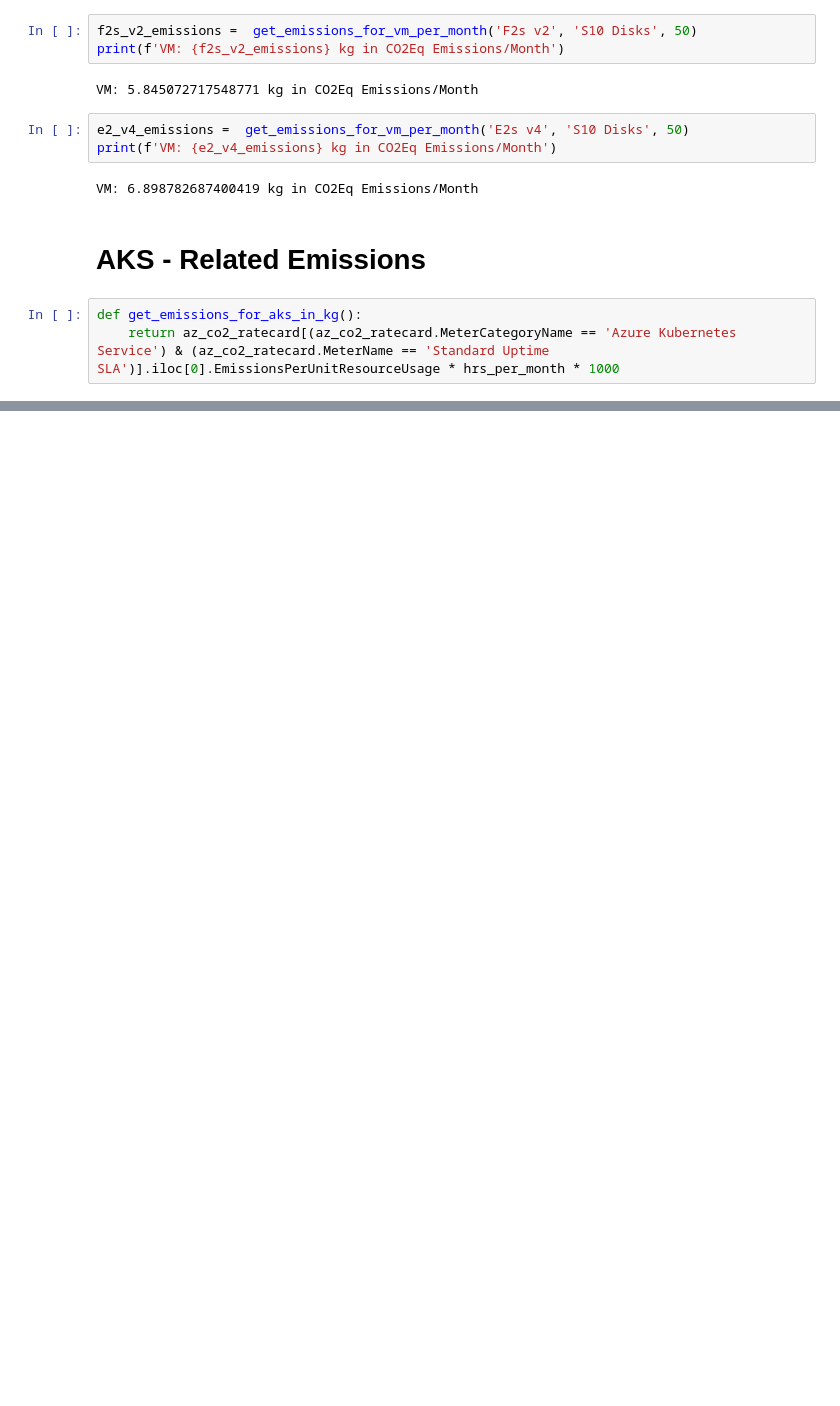
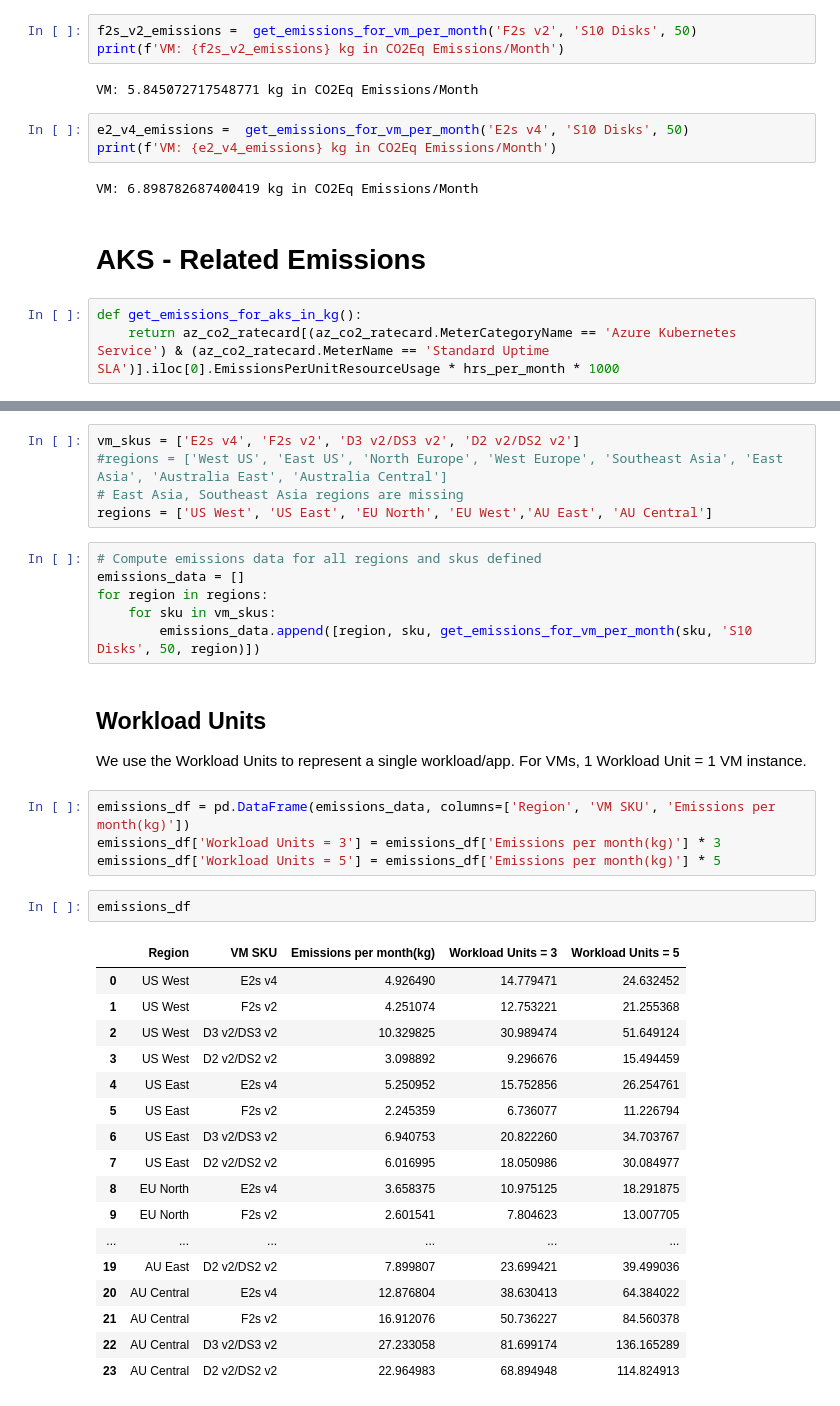
Before and after one commit to nidhipa03/azcarbonfootprintestimator, a Jupyter notebook: 05-cloudfit.ipynb, the cells around one changed output, grey strips where cells are left out. Cells and saved outputs as stored; diff of their text form; blank space fills up the shorter version.

```diff
--- a/05-cloudfit.ipynb
+++ b/05-cloudfit.ipynb
@@ -93,0 +92,39 @@ aks
+# %%
+vm_skus = ['E2s v4', 'F2s v2', 'D3 v2/DS3 v2', 'D2 v2/DS2 v2']
+#regions = ['West US', 'East US', 'North Europe', 'West Europe', 'Southeast Asia', 'East Asia', 'Australia East', 'Australia Central']
+# East Asia, Southeast Asia regions are missing
+regions = ['US West', 'US East', 'EU North', 'EU West','AU East', 'AU Central']
+# %%
+# Compute emissions data for all regions and skus defined
+emissions_data = []
+for region in regions:
+    for sku in vm_skus:
+        emissions_data.append([region, sku, get_emissions_for_vm_per_month(sku, 'S10 Disks', 50, region)])
+# %% [markdown]
+## Workload Units
+
+We use the Workload Units to represent a single workload/app. For VMs, 1 Workload Unit = 1 VM instance.
+# %%
+emissions_df = pd.DataFrame(emissions_data, columns=['Region', 'VM SKU', 'Emissions per month(kg)'])
+emissions_df['Workload Units = 3'] = emissions_df['Emissions per month(kg)'] * 3
+emissions_df['Workload Units = 5'] = emissions_df['Emissions per month(kg)'] * 5
+# %%
+emissions_df
+# %% [output]
+|  | Region | VM SKU | Emissions per month(kg) | Workload Units = 3 | Workload Units = 5 |
+| 0 | US West | E2s v4 | 4.926490 | 14.779471 | 24.632452 |
+| 1 | US West | F2s v2 | 4.251074 | 12.753221 | 21.255368 |
+| 2 | US West | D3 v2/DS3 v2 | 10.329825 | 30.989474 | 51.649124 |
+| 3 | US West | D2 v2/DS2 v2 | 3.098892 | 9.296676 | 15.494459 |
+| 4 | US East | E2s v4 | 5.250952 | 15.752856 | 26.254761 |
+| 5 | US East | F2s v2 | 2.245359 | 6.736077 | 11.226794 |
+| 6 | US East | D3 v2/DS3 v2 | 6.940753 | 20.822260 | 34.703767 |
+| 7 | US East | D2 v2/DS2 v2 | 6.016995 | 18.050986 | 30.084977 |
+| 8 | EU North | E2s v4 | 3.658375 | 10.975125 | 18.291875 |
+| 9 | EU North | F2s v2 | 2.601541 | 7.804623 | 13.007705 |
+| ... | ... | ... | ... | ... | ... |
+| 19 | AU East | D2 v2/DS2 v2 | 7.899807 | 23.699421 | 39.499036 |
+| 20 | AU Central | E2s v4 | 12.876804 | 38.630413 | 64.384022 |
+| 21 | AU Central | F2s v2 | 16.912076 | 50.736227 | 84.560378 |
+| 22 | AU Central | D3 v2/DS3 v2 | 27.233058 | 81.699174 | 136.165289 |
+| 23 | AU Central | D2 v2/DS2 v2 | 22.964983 | 68.894948 | 114.824913 |
```
Also changed, not shown: parts of 7 cells of this notebook, 1 other file.
